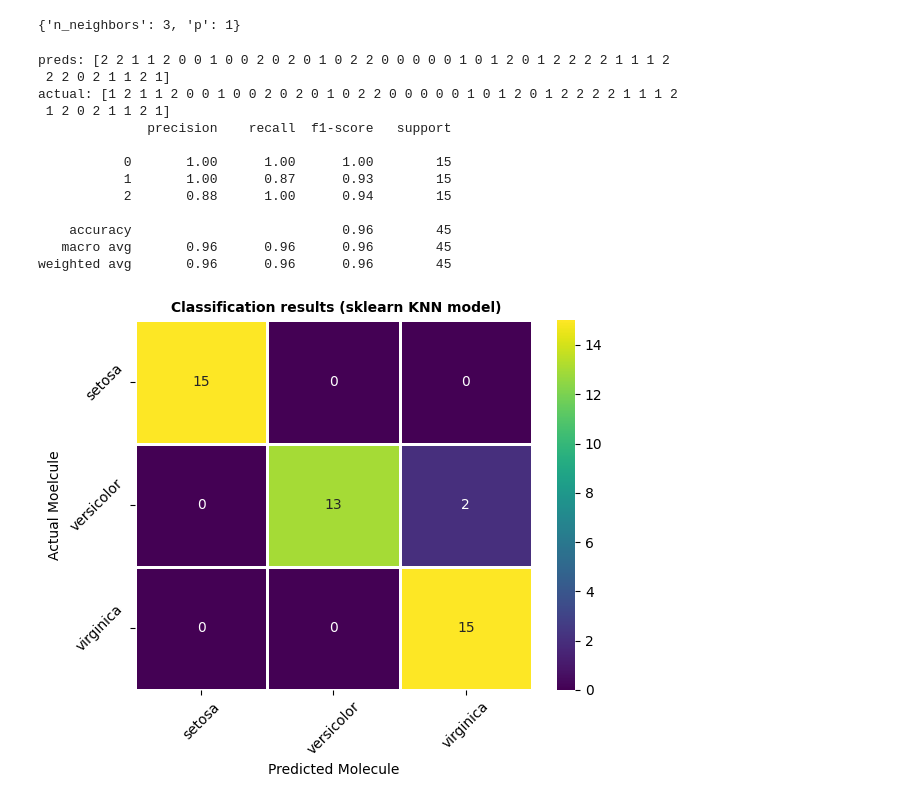
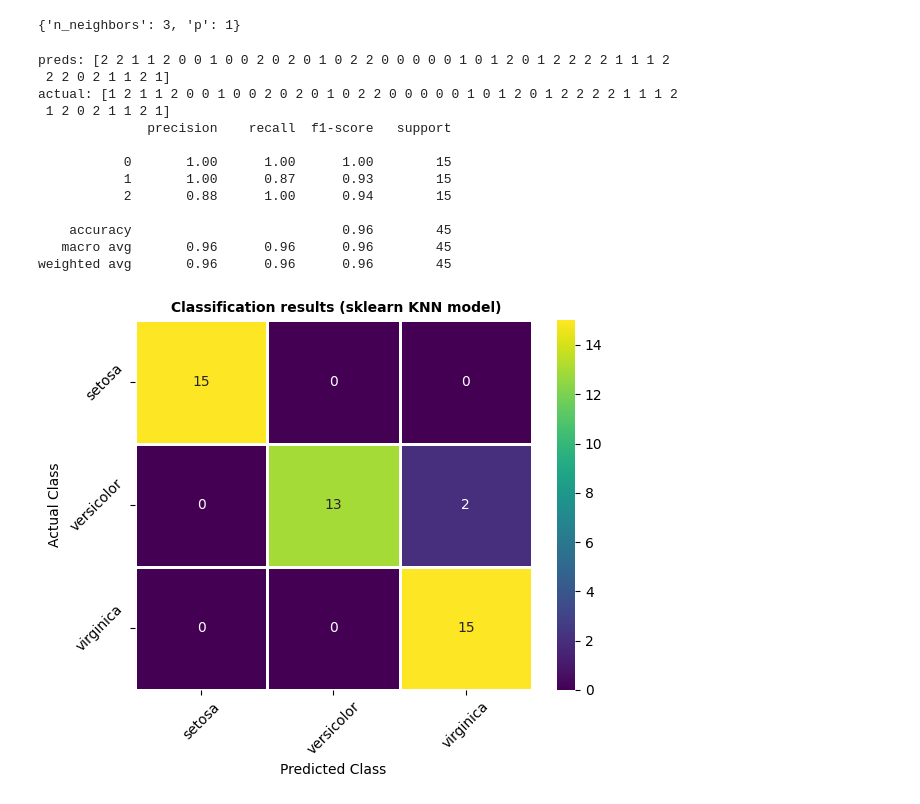
Before and after one commit to arshadzahangirchowdhury/parklane, a Jupyter notebook: L4/L4_PD_kNN_iris.ipynb, the cells around one changed output. Saved outputs shown, nothing was run; the diff lists cells and outputs as text; code cells hidden in the pictures.

```diff
--- a/L4/L4_PD_kNN_iris.ipynb
+++ b/L4/L4_PD_kNN_iris.ipynb
@@ -331,32 +331,32 @@ print(grid_search.best_params_)
 # %%
 from sklearn.neighbors import KNeighborsClassifier
 skmodel = KNeighborsClassifier(n_neighbors=3, p=1)
 skmodel.fit(X_train,y_train)
 print('preds:', skmodel.predict(X_test))
 print('actual:', y_test)
 cm_sk = confusion_matrix(y_test, skmodel.predict(X_test))
 ax = sns.heatmap(cm_sk,linewidths=2, annot=True, cmap='viridis', cbar=True);
 
 ax.set_xticklabels(data.target_names);
 ax.set_yticklabels(data.target_names);
-plt.xlabel('Predicted Molecule');
-plt.ylabel('Actual Moelcule');
+plt.xlabel('Predicted Class');
+plt.ylabel('Actual Class');
 plt.xticks(rotation=45);
 plt.yticks(rotation=45);
 plt.title(' Classification results (sklearn KNN model)', fontsize='medium', fontweight='bold');
 print(classification_report(y_test, skmodel.predict(X_test)))
 # %% [output]
 preds: [2 2 1 1 2 0 0 1 0 0 2 0 2 0 1 0 2 2 0 0 0 0 0 1 0 1 2 0 1 2 2 2 2 1 1 1 2
  2 2 0 2 1 1 2 1]
 actual: [1 2 1 1 2 0 0 1 0 0 2 0 2 0 1 0 2 2 0 0 0 0 0 1 0 1 2 0 1 2 2 2 2 1 1 1 2
  1 2 0 2 1 1 2 1]
               precision    recall  f1-score   support
 
            0       1.00      1.00      1.00        15
            1       1.00      0.87      0.93        15
            2       0.88      1.00      0.94        15
 
     accuracy                           0.96        45
    macro avg       0.96      0.96      0.96        45
 weighted avg       0.96      0.96      0.96        45
-[figure, old version]
+[figure, new version]
```
Also changed, not shown: parts of 4 cells of this notebook, 1 other file.
